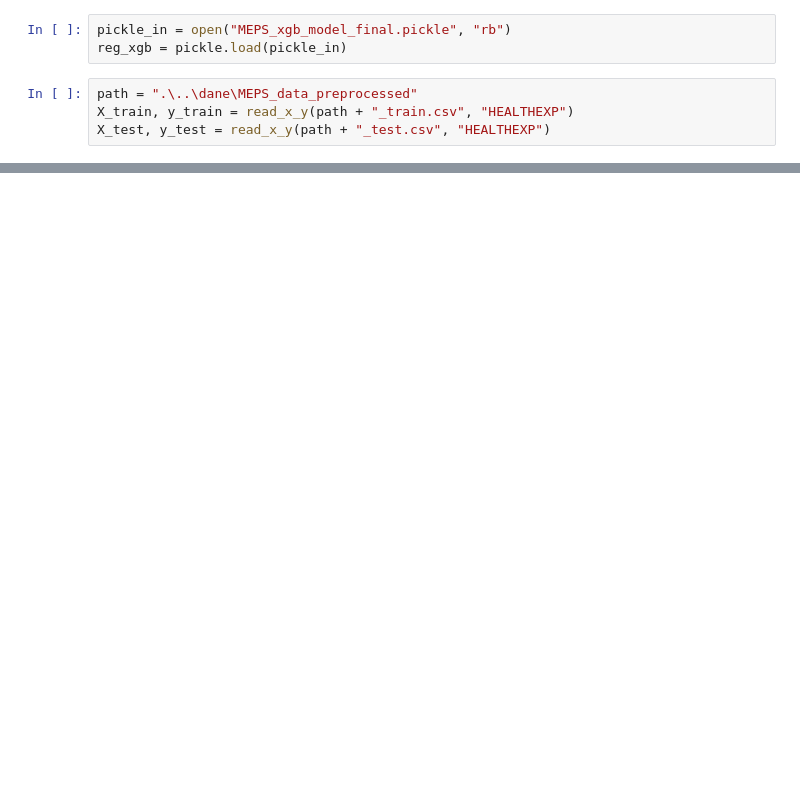
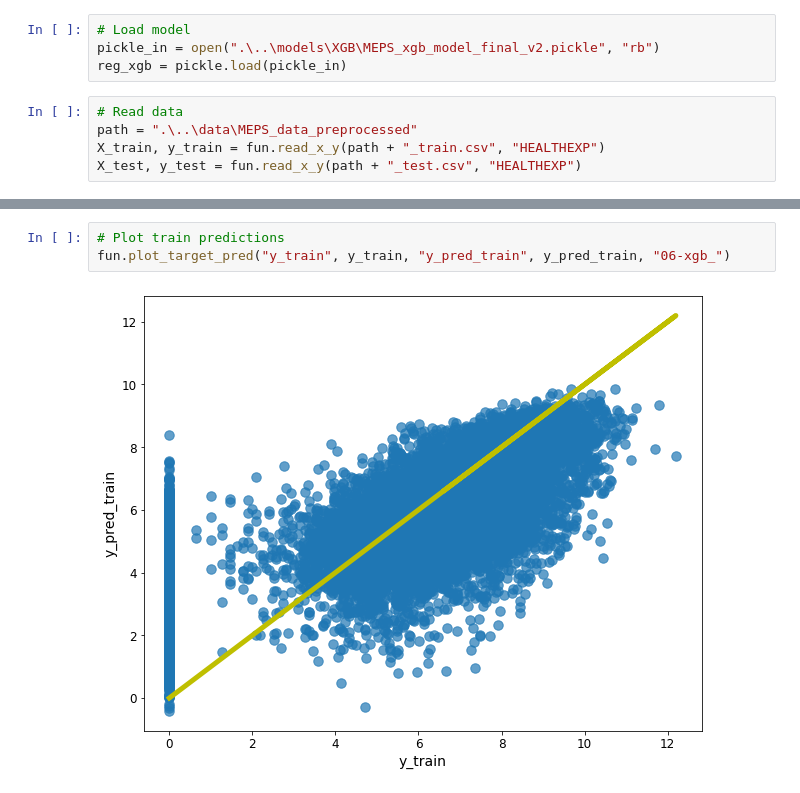
Before and after one commit to rabitwhte/IML_2020_MEPS_g6, a Jupyter notebook: notebooks/load_pickle_predict_example.ipynb, the cells around one changed output, grey strips where cells are left out. Cells and saved outputs as stored; diff of their text form; blank space fills up the shorter version.

Commit message:
Final xgb model improved, moved functions to module

```diff
--- a/notebooks/load_pickle_predict_example.ipynb
+++ b/notebooks/load_pickle_predict_example.ipynb
@@ -17,8 +4,10 @@ def read_x_y(path, target_name):
 # %%
-pickle_in = open("MEPS_xgb_model_final.pickle", "rb")
+# Load model
+pickle_in = open(".\..\models\XGB\MEPS_xgb_model_final_v2.pickle", "rb")
 reg_xgb = pickle.load(pickle_in)
 # %%
-path = ".\..\dane\MEPS_data_preprocessed"
-X_train, y_train = read_x_y(path + "_train.csv", "HEALTHEXP")
-X_test, y_test = read_x_y(path + "_test.csv", "HEALTHEXP")
+# Read data
+path = ".\..\data\MEPS_data_preprocessed"
+X_train, y_train = fun.read_x_y(path + "_train.csv", "HEALTHEXP")
+X_test, y_test = fun.read_x_y(path + "_test.csv", "HEALTHEXP")
 # %%
@@ -26,0 +26,5 @@ y_pred_test = reg_xgb.predict(X_test)
+# %%
+# Plot train predictions
+fun.plot_target_pred("y_train", y_train, "y_pred_train", y_pred_train, "06-xgb_")
+# %% [output]
+[figure, added]
```
Also changed, not shown: parts of 6 cells of this notebook, 11 other files.
